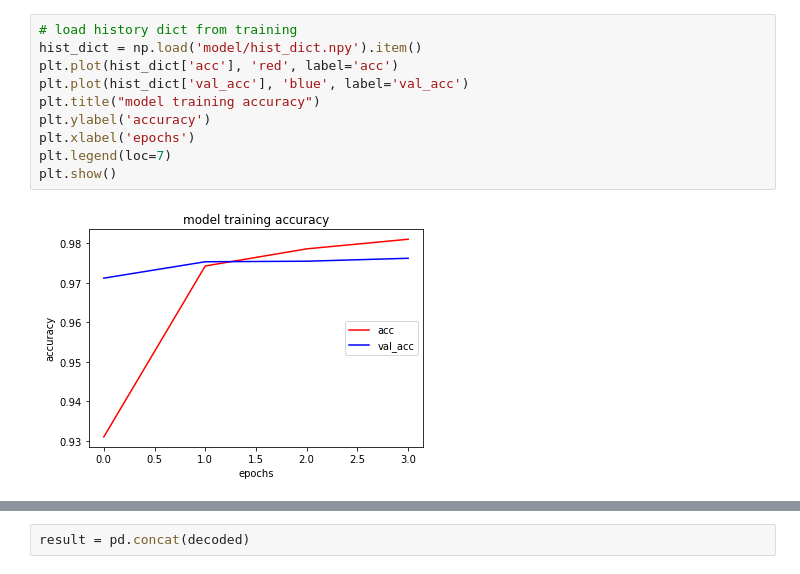
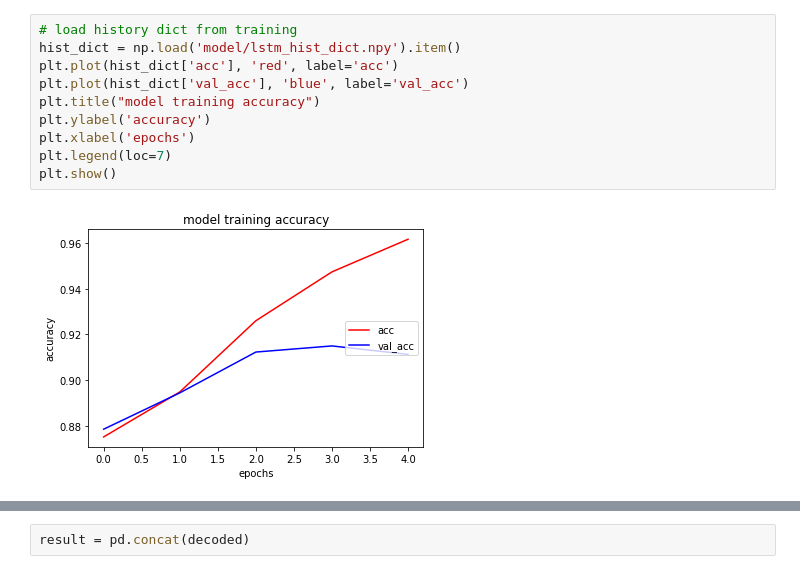
Before and after one commit to SNUDerek/NER_bLSTM-CRF, a Jupyter notebook: decoding.ipynb, the cells around one changed output, grey strips where cells are left out. Cells and saved outputs as stored; diff of their text form.

```diff
--- a/decoding.ipynb
+++ b/decoding.ipynb
@@ -131,14 +113,14 @@ idx2ner
 # %%
 # load history dict from training
-hist_dict = np.load('model/hist_dict.npy').item()
+hist_dict = np.load('model/lstm_hist_dict.npy').item()
 plt.plot(hist_dict['acc'], 'red', label='acc')
 plt.plot(hist_dict['val_acc'], 'blue', label='val_acc')
 plt.title("model training accuracy")
 plt.ylabel('accuracy')
 plt.xlabel('epochs')
 plt.legend(loc=7)
 plt.show()
 # %% [output]
-[figure, old version]
+[figure, new version]
 # %%
 decoded = []
```
Also changed, not shown: parts of 22 cells of this notebook, 15 other files.
